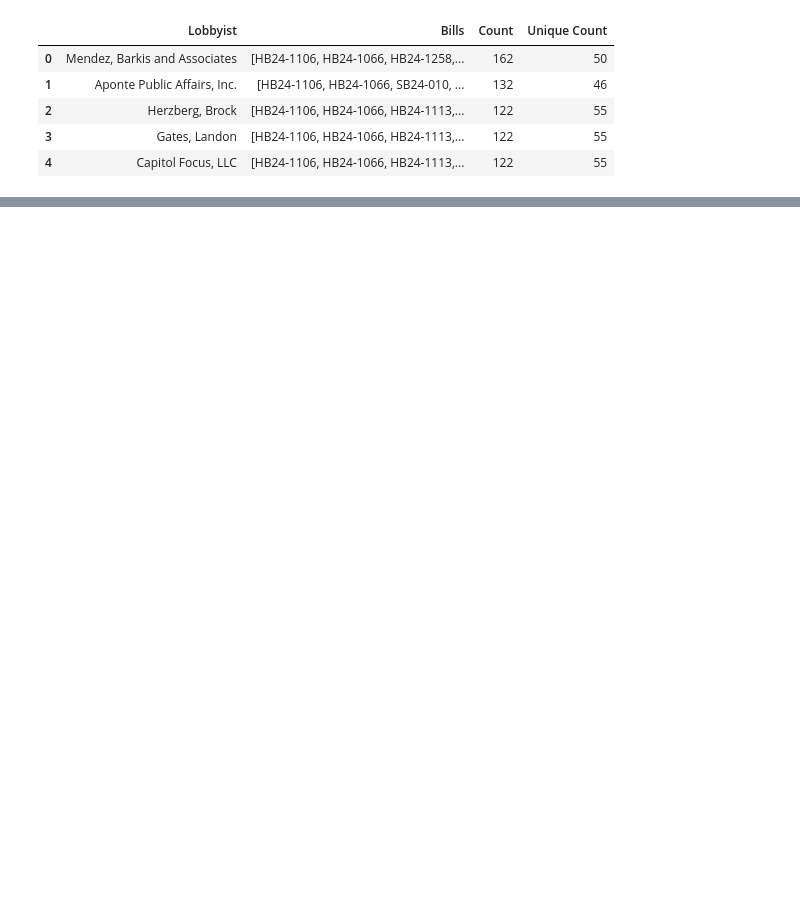
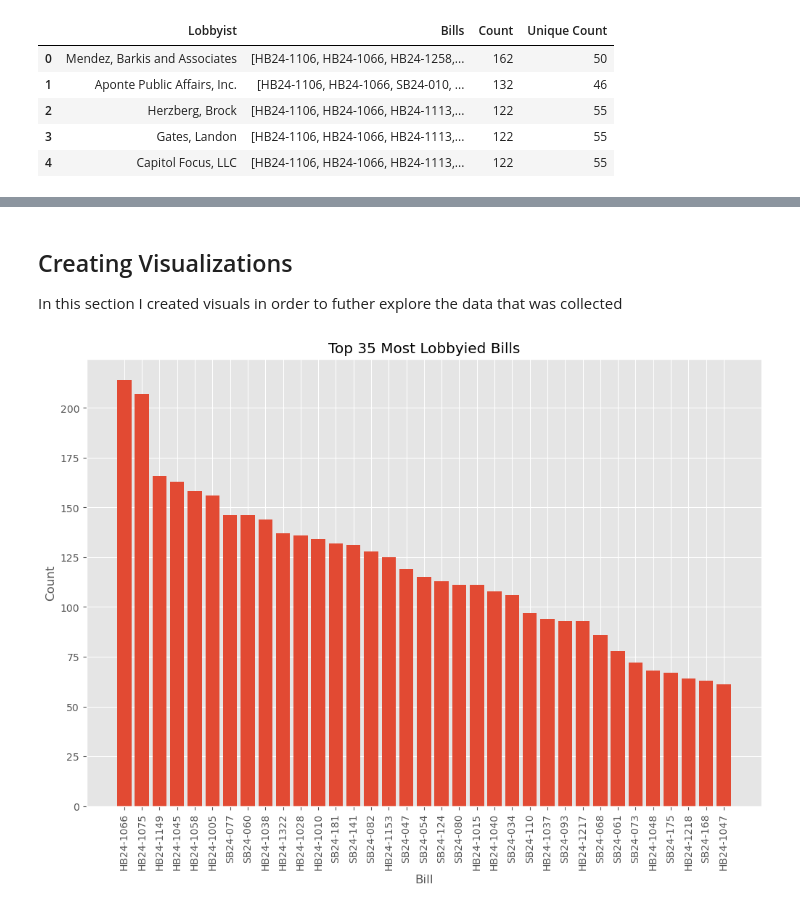
Before and after one commit to juliakirk/Web-Data-Science, a Jupyter notebook: finalProject.ipynb, the cells around one changed output, grey strips where cells are left out. Saved outputs shown, nothing was run; the diff lists cells and outputs as text; code cells hidden in the pictures; blank space fills up the shorter version.

```diff
--- a/finalProject.ipynb
+++ b/finalProject.ipynb
@@ -22,0 +37,16 @@ billsDF.head()
+# %%
+# create billsDF
+billsDF = pd.read_csv("datasets/healthBills.csv")
+# replace dates for true
+billsDF['approved'] = billsDF['approved'].apply(lambda x: True if x != "False" else False)
+billsDF['effective'] = billsDF['effective'].apply(lambda x: True if x != "False" else False)
+billsDF['vetoed'] = billsDF['vetoed'].apply(lambda x: False if x == "False" else True)
+# get value counts from lobbying and add it to df
+billCount = lobbyingDF['Bill #'].value_counts().reset_index()
+billCount.columns = ['Bill #', 'Count']
+# join the new dataframe to the old one
+billsDF = billsDF.merge(billCount, on='Bill #', how='left')
+billsDF['Count'] = billsDF['Count'].fillna(0).astype(int)
+#order by count
+billsDF = billsDF.sort_values(by='Count', ascending=False).reset_index(drop=True)
+billsDF.head()
@@ -87,6 +112,24 @@ client_df.head()
 | 2 | HCA-THE HEALTHCARE COMPANY | [HB24-1106, HB24-1066, HB24-1058,... | 141 | 42 |
 | 3 | Colorado Psychiatric Society | [HB24-1066, HB24-1075, HB24-1471,... | 104 | 28 |
 | 4 | Colorado Community Health Network | [HB24-1066, HB24-1113, SB24-010, ... | 96 | 20 |
+# %% [markdown]
+## Creating Visualizations
+In this section I created visuals in order to futher explore the data that was collected
+# %%
+plt.style.use('ggplot')
+
+# Figure setup
+plt.figure(figsize=(12, 8))
+# top most lobbyied bills and the counts
+plt.bar(billsDF['Bill #'][:35],billsDF['Count'][:35])
+plt.xlabel('Bill')
+plt.ylabel('Count')
+plt.title('Top 35 Most Lobbyied Bills')
+
+plt.xticks(rotation=90)
+plt.show()
+# %% [output]
+[figure, added]
 # %%
 # Fill missing values with 'Neutral'
 lobbyingDF['Position'] = lobbyingDF['Position'].fillna('Neutral')
```
Also changed, not shown: parts of 24 cells of this notebook, 1 other file.
